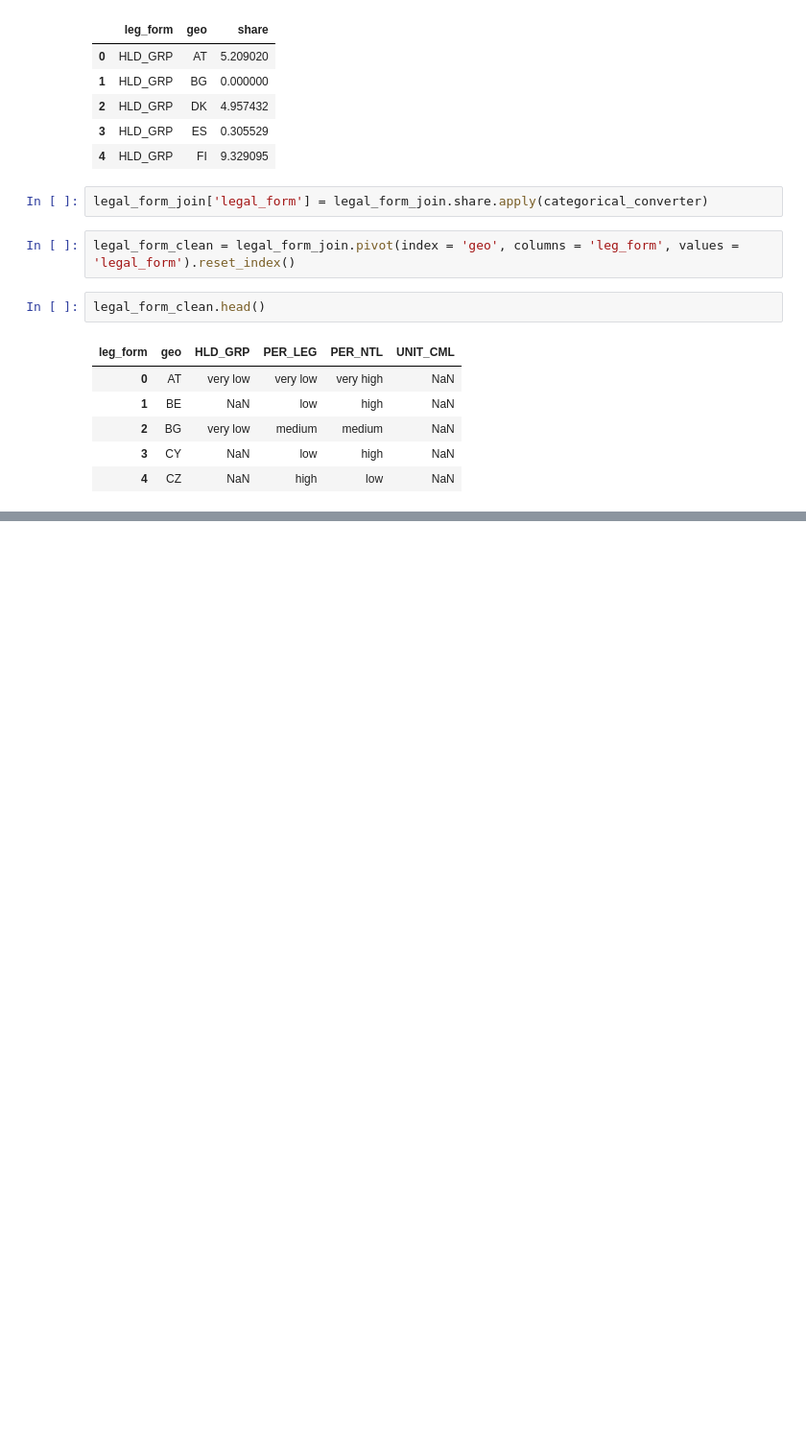
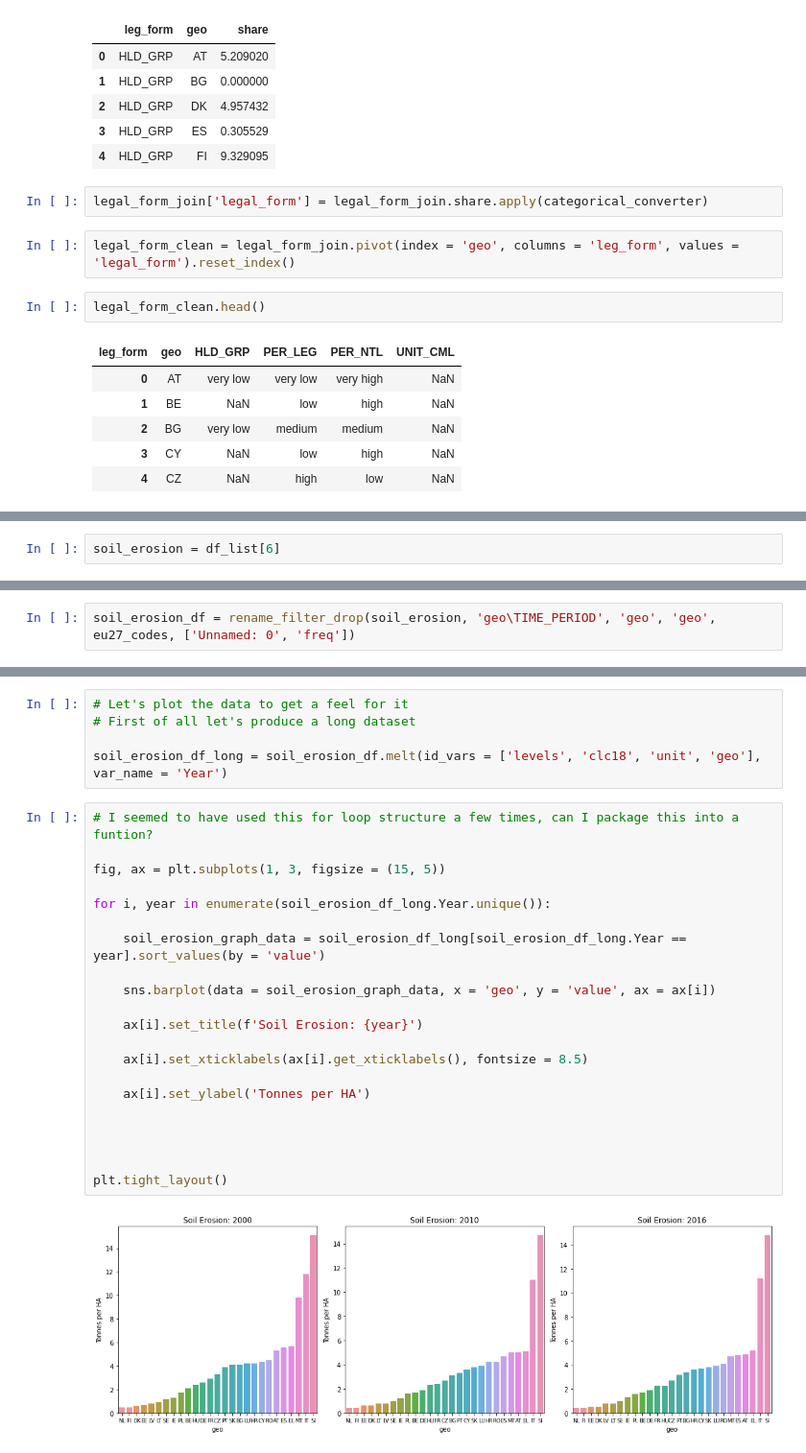
Before and after one commit to sba22206/semester1_ca2, a Jupyter notebook: EDA and ML.ipynb, the cells around one changed output, grey strips where cells are left out. Shown at 96% size. Saved outputs shown, nothing was run; the diff lists cells and outputs as text; blank space fills up the shorter version.

Commit message:
Update EDA and ML.ipynb
Continued the EDA of my various datasets. I'm essentially ready to try and merge all the data into a single dataset and to start running ML models.

```diff
--- a/EDA and ML.ipynb
+++ b/EDA and ML.ipynb
@@ -663,0 +895,2 @@ legal_form_clean.head()
+# %%
+soil_erosion = df_list[6]
@@ -663,0 +906,2 @@ legal_form_clean.head()
+# %%
+soil_erosion_df = rename_filter_drop(soil_erosion, 'geo\TIME_PERIOD', 'geo', 'geo', eu27_codes, ['Unnamed: 0', 'freq'])
@@ -663,0 +930,28 @@ legal_form_clean.head()
+# %%
+# Let's plot the data to get a feel for it
+# First of all let's produce a long dataset
+
+soil_erosion_df_long = soil_erosion_df.melt(id_vars = ['levels', 'clc18', 'unit', 'geo'], var_name = 'Year')
+# %%
+# I seemed to have used this for loop structure a few times, can I package this into a funtion?
+
+fig, ax = plt.subplots(1, 3, figsize = (15, 5))
+
+for i, year in enumerate(soil_erosion_df_long.Year.unique()):
+
+    soil_erosion_graph_data = soil_erosion_df_long[soil_erosion_df_long.Year == year].sort_values(by = 'value')
+
+    sns.barplot(data = soil_erosion_graph_data, x = 'geo', y = 'value', ax = ax[i])
+
+    ax[i].set_title(f'Soil Erosion: {year}')
+
+    ax[i].set_xticklabels(ax[i].get_xticklabels(), fontsize = 8.5)
+
+    ax[i].set_ylabel('Tonnes per HA')
+
+
+
+
+plt.tight_layout()
+# %% [output]
+[figure, added]
```
Also changed, not shown: parts of 111 cells of this notebook.
